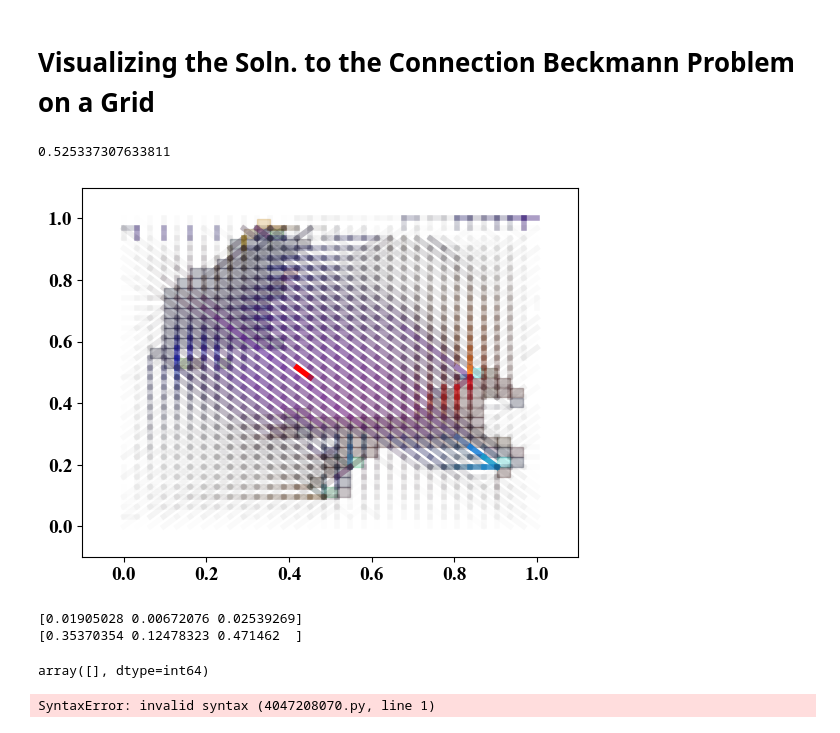
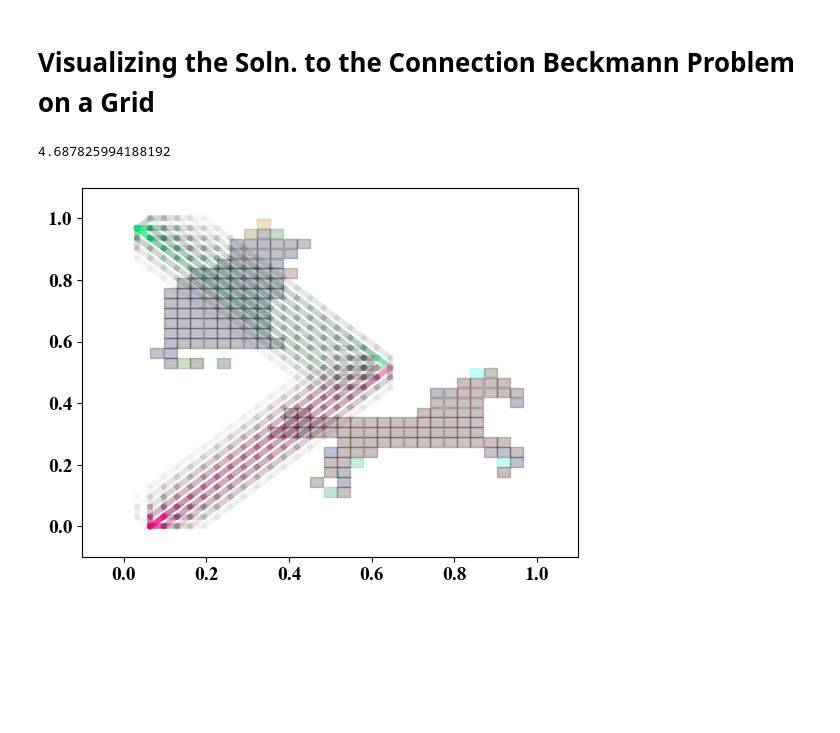
Before and after one commit to sawyer-jack-1/connection-graph-wasserstein, a Jupyter notebook: connection_beckmann_images.ipynb, the cells around one changed output. Cells and saved outputs as stored; diff of their text form; code cells hidden in the pictures; blank space fills up the shorter version.

Commit message:
improved grid notebooks

```diff
--- a/connection_beckmann_images.ipynb
+++ b/connection_beckmann_images.ipynb
@@ -149,8 +150,20 @@ import time
 
 t0 = time.time()
 
-c = cat - horse
-c.reshape((gridGraph.number_of_nodes(), INTRINSIC_DIM))
+NODE_1 =  500
+NODE_2 = 994
+NODE_3 = 33
+
+density_1 = np.zeros((gridGraph.number_of_nodes(), INTRINSIC_DIM))
+density_2 = np.zeros((gridGraph.number_of_nodes(), INTRINSIC_DIM))
+
+density_1[NODE_1, :] = [1, 1, 1]
+density_2[NODE_2, :] = [1, 0, 0.5]
+density_2[NODE_3, :] = [0, 1, 0.5]
+
+# c = cat - horse
+# c.reshape((gridGraph.number_of_nodes(), INTRINSIC_DIM))
+c = (density_1 - density_2).flatten()
 c = torch.tensor(c)
 
 t1 = time.time()
@@ -212,7 +224,7 @@ J = cnx.optimal_J(gridPhi, B.T, w, alpha, INTRINSIC_DIM)
 
 np.linalg.norm(torch.matmul(B, J.flatten()).detach().numpy() - c.detach().numpy())
 # %% [output]
-0.525337307633811
+4.687825994188192
 # %%
 spectralEmbedding = gridGraph.gridEmbedding
 
@@ -263,36 +275,36 @@ for edgeIndex, edge in zip(range(gridGraph.number_of_edges()), list(gridGraph.ed
         #flow %= 1.0
         flow = abs(flow)
         flow = flow.tolist()
         # flow = [ x - 1 if x > 1 else -x if x < 0 else x for x in flow ]
 
 
         alpha = abs(regularizedActiveEdges[edgeIndex])/MAX
         col= flow  +  [alpha] #(1, 0, 0, alpha) #flow + [alpha] #(1, 0, .1, abs(regularizedActiveEdges[edgeIndex])/MAX)
         z = 3
         lw = 4
 
     else:
         #col="tab:blue"
         lw=0.5
         col=(1,1,1,0)
         z = 3
 
-    if edgeIndex==1929:
-         col = [1, 0, 0, 1]
+    # if edgeIndex==1929:
+    #      col = [1, 0, 0, 1]
 
     fromNode = edge[0]
     toNode = edge[1]
     centerFromNode = spectralEmbedding[fromNode][0], spectralEmbedding[fromNode][1]
     centerToNode = spectralEmbedding[toNode][0], spectralEmbedding[toNode][1]
 
     ax.plot((centerFromNode[0], centerToNode[0]), (centerFromNode[1], centerToNode[1]), color=col, lw=lw)
 
 
 plt.show()
 
 # xData, yData = spectralEmbedding.values
 # %% [output]
-[figure, old version]
+[figure, new version]
 # %%
 a = np.copy(regularizedEdgeFlows[5787:5790])
 print(a)
@@ -309,15 +321,9 @@ print(a)
 np.where(regularizedEdgeFlows < -1)[0]
 
 # a % 1.0
-# %% [output]
-[0.01905028 0.00672076 0.02539269]
-[0.35370354 0.12478323 0.471462  ]
-array([], dtype=int64)
 # %%
 import sys
 import numpy
 numpy.set_printoptions(threshold=sys.maxsize)
 
 np.where(regularizedActiveEdges > 0)
-# %% [output]
-SyntaxError: invalid syntax (4047208070.py, line 1)
```
Also changed, not shown: parts of 3 cells of this notebook.
